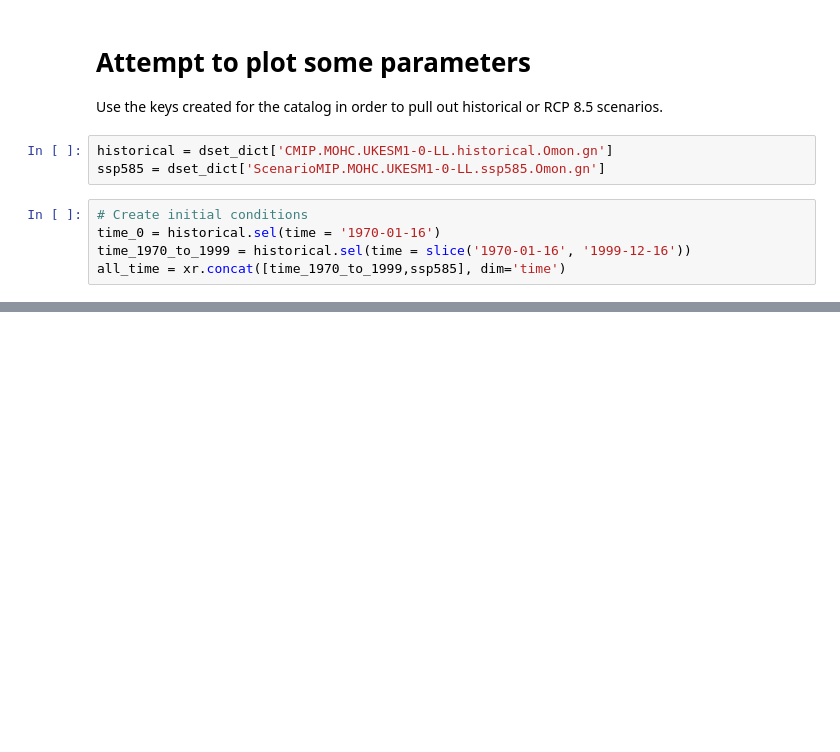
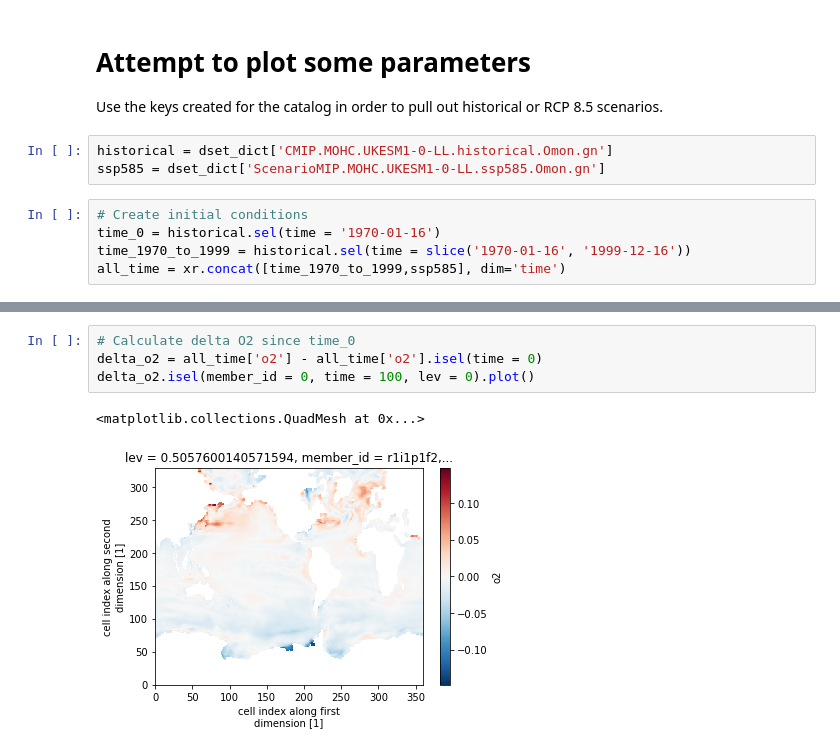
Before and after one commit to matt-long/cmip6hack-ocean-o2, a Jupyter notebook: notebooks/AOU_v_O2sat.ipynb, the cells around one changed output, grey strips where cells are left out. Saved outputs shown, nothing was run; the diff lists cells and outputs as text; blank space fills up the shorter version.

```diff
--- a/notebooks/AOU_v_O2sat.ipynb
+++ b/notebooks/AOU_v_O2sat.ipynb
@@ -308,0 +337,7 @@ all_time = xr.concat([time_1970_to_1999,ssp585], dim='time')
+# %%
+# Calculate delta O2 since time_0
+delta_o2 = all_time['o2'] - all_time['o2'].isel(time = 0)
+delta_o2.isel(member_id = 0, time = 100, lev = 0).plot()
+# %% [output]
+<matplotlib.collections.QuadMesh at 0x...>
+[figure, added]
```
Also changed, not shown: parts of 33 cells of this notebook.
